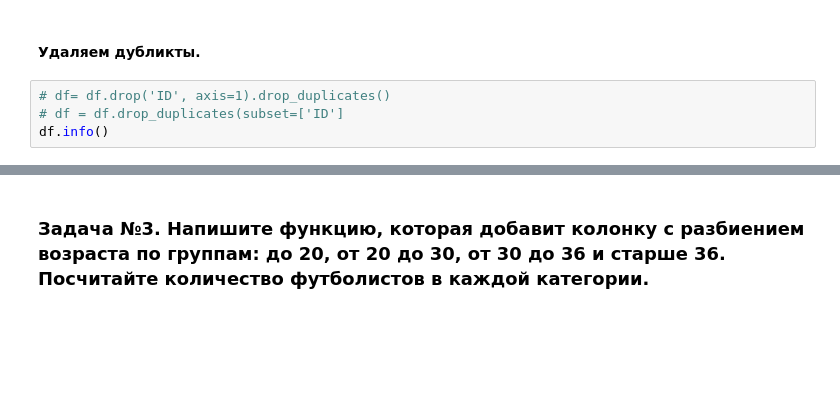
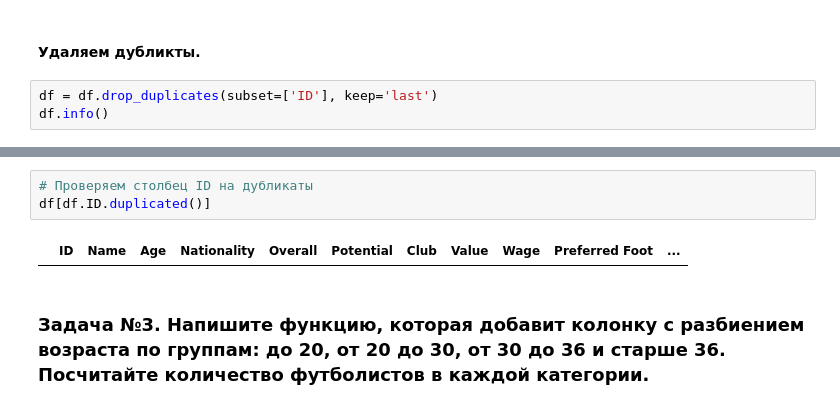
Before and after one commit to AndreyK89/Tech_Specialty, a Jupyter notebook: ETL/HW_2/ETL_HW_2_Кошелев.А.ipynb, the cells around one changed output, grey strips where cells are left out. Cells and saved outputs as stored; diff of their text form; blank space fills up the shorter version.

```diff
--- a/ETL/HW_2/ETL_HW_2_Кошелев.А.ipynb
+++ b/ETL/HW_2/ETL_HW_2_Кошелев.А.ipynb
@@ -361,8 +362,7 @@ df[df['Name'] == 's. sinclair']
 # %% [markdown]
 #### Удаляем дубликты.
 # %%
-# df= df.drop('ID', axis=1).drop_duplicates()
-# df = df.drop_duplicates(subset=['ID']
+df = df.drop_duplicates(subset=['ID'], keep='last')
 df.info()
 # %% [output]
 <class 'pandas.core.frame.DataFrame'>
@@ -394,3 +385,8 @@ df.head()
+# %%
+# Проверяем столбец ID на дубликаты
+df[df.ID.duplicated()]
+# %% [output]
+|  | ID | Name | Age | Nationality | Overall | Potential | Club | Value | Wage | Preferred Foot | ... |
 # %% [markdown]
 ### Задача №3. Напишите функцию, которая добавит колонку с разбиением возраста по группам: до 20, от 20 до 30, от 30 до 36 и старше 36. Посчитайте количество футболистов в каждой категории.
 # %% [markdown]
```
Also changed, not shown: parts of 5 cells of this notebook.
